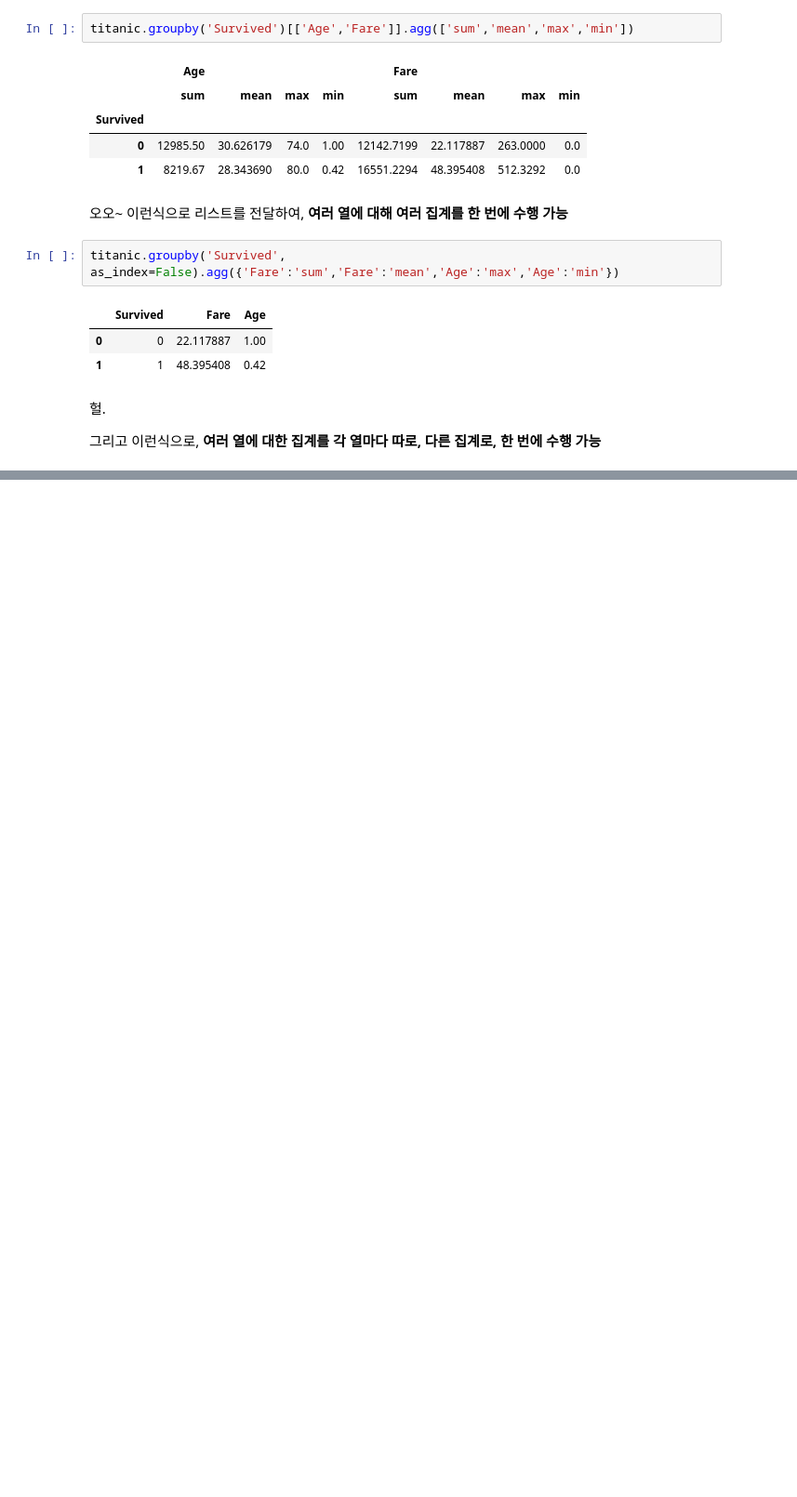
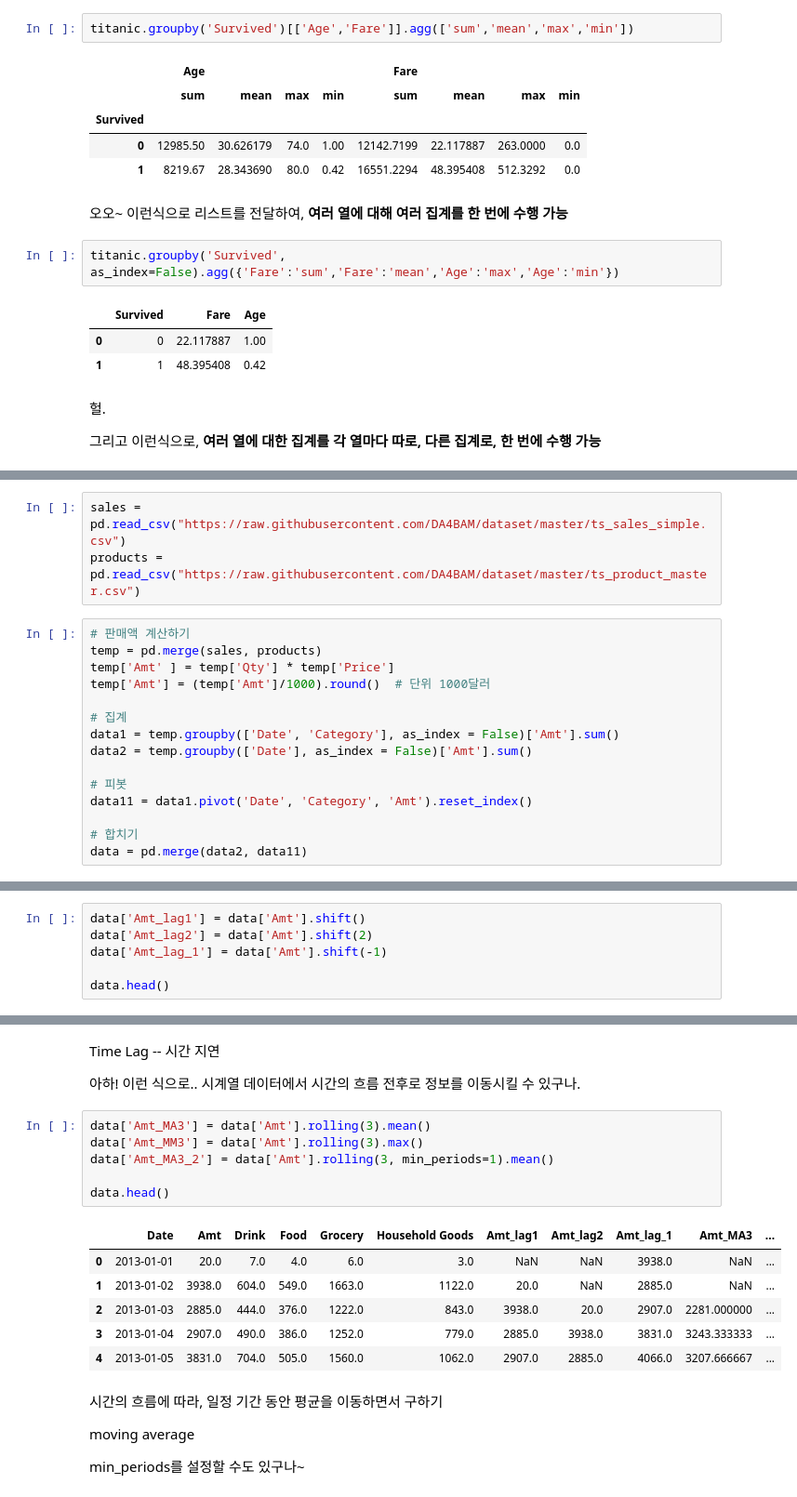
Before and after one commit to yewon-saurus/TIL, a Jupyter notebook: Python/01.numpy_and_pandas.ipynb, the cells around one changed output, grey strips where cells are left out. Shown: that part at 93% size. Drawn from its saved outputs; the diff is of its cells as text; blank space fills up the shorter version.

```diff
--- a/Python/01.numpy_and_pandas.ipynb
+++ b/Python/01.numpy_and_pandas.ipynb
@@ -204,0 +379,18 @@ titanic.groupby('Survived', as_index=False).agg({'Fare':'sum','Fare':'mean','Age
+# %%
+sales = pd.read_csv("https://raw.githubusercontent.com/DA4BAM/dataset/master/ts_sales_simple.csv")
+products = pd.read_csv("https://raw.githubusercontent.com/DA4BAM/dataset/master/ts_product_master.csv")
+# %%
+# 판매액 계산하기
+temp = pd.merge(sales, products)
+temp['Amt' ] = temp['Qty'] * temp['Price']
+temp['Amt'] = (temp['Amt']/1000).round()  # 단위 1000달러
+
+# 집계
+data1 = temp.groupby(['Date', 'Category'], as_index = False)['Amt'].sum()
+data2 = temp.groupby(['Date'], as_index = False)['Amt'].sum()
+
+# 피봇
+data11 = data1.pivot('Date', 'Category', 'Amt').reset_index()
+
+# 합치기
+data = pd.merge(data2, data11)
@@ -204,0 +420,6 @@ titanic.groupby('Survived', as_index=False).agg({'Fare':'sum','Fare':'mean','Age
+# %%
+data['Amt_lag1'] = data['Amt'].shift()
+data['Amt_lag2'] = data['Amt'].shift(2)
+data['Amt_lag_1'] = data['Amt'].shift(-1)
+
+data.head()
@@ -204,0 +433,23 @@ titanic.groupby('Survived', as_index=False).agg({'Fare':'sum','Fare':'mean','Age
+# %% [markdown]
+Time Lag -- 시간 지연
+
+아하! 이런 식으로.. 시계열 데이터에서 시간의 흐름 전후로 정보를 이동시킬 수 있구나.
+# %%
+data['Amt_MA3'] = data['Amt'].rolling(3).mean()
+data['Amt_MM3'] = data['Amt'].rolling(3).max()
+data['Amt_MA3_2'] = data['Amt'].rolling(3, min_periods=1).mean()
+
+data.head()
+# %% [output]
+|  | Date | Amt | Drink | Food | Grocery | Household Goods | Amt_lag1 | Amt_lag2 | Amt_lag_1 | Amt_MA3 | ... |
+| 0 | 2013-01-01 | 20.0 | 7.0 | 4.0 | 6.0 | 3.0 | NaN | NaN | 3938.0 | NaN | ... |
+| 1 | 2013-01-02 | 3938.0 | 604.0 | 549.0 | 1663.0 | 1122.0 | 20.0 | NaN | 2885.0 | NaN | ... |
+| 2 | 2013-01-03 | 2885.0 | 444.0 | 376.0 | 1222.0 | 843.0 | 3938.0 | 20.0 | 2907.0 | 2281.000000 | ... |
+| 3 | 2013-01-04 | 2907.0 | 490.0 | 386.0 | 1252.0 | 779.0 | 2885.0 | 3938.0 | 3831.0 | 3243.333333 | ... |
+| 4 | 2013-01-05 | 3831.0 | 704.0 | 505.0 | 1560.0 | 1062.0 | 2907.0 | 2885.0 | 4066.0 | 3207.666667 | ... |
+# %% [markdown]
+시간의 흐름에 따라, 일정 기간 동안 평균을 이동하면서 구하기
+
+moving average
+
+min_periods를 설정할 수도 있구나~
```
Also changed, not shown: parts of 29 cells of this notebook.
